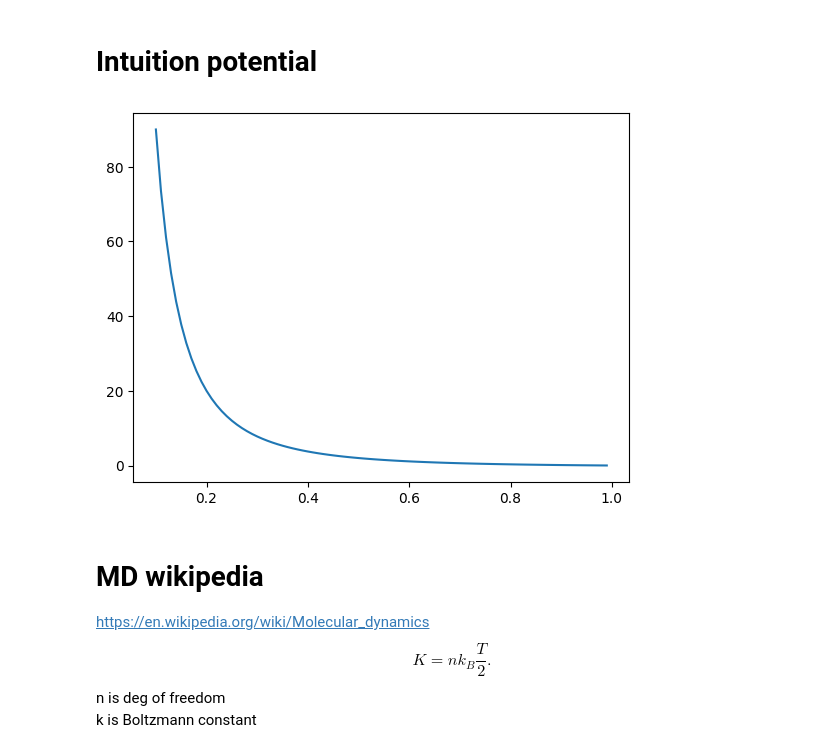
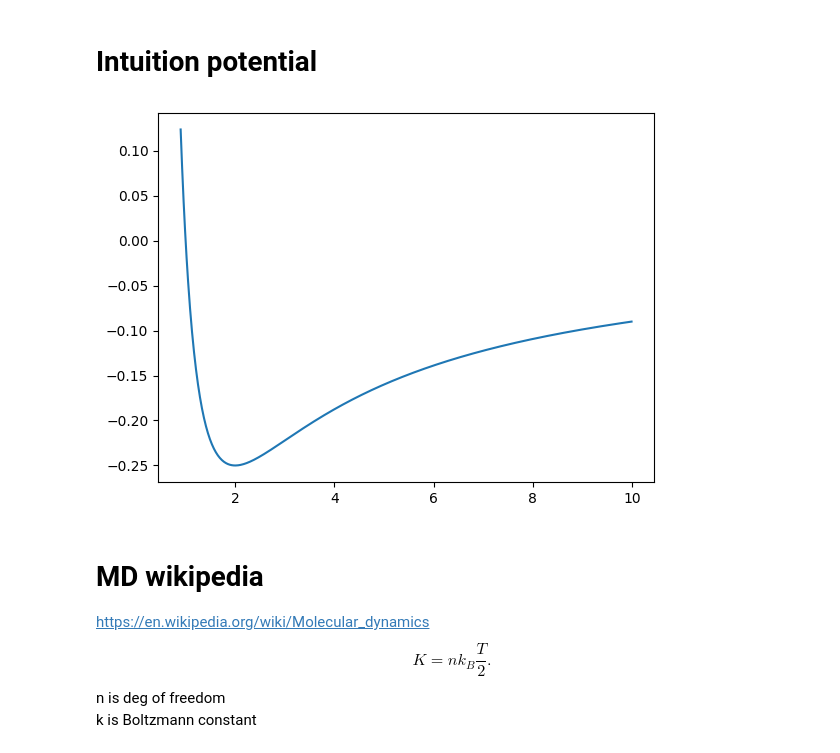
Before and after one commit to ISIPINK/MD_code_test, a Jupyter notebook: MD_program.ipynb, the cells around one changed output. Saved outputs shown, nothing was run; the diff lists cells and outputs as text; code cells hidden in the pictures.

```diff
--- a/MD_program.ipynb
+++ b/MD_program.ipynb
@@ -56,14 +56,14 @@ From g *Å^2/(ps^2 * mol) to kcal/mol <br>
 # %%
 import matplotlib.pyplot as plt
 import numpy as np
 
-xx = np.arange(0.1, 1,0.01)
+xx = np.arange(1-0.1, 10,0.01)
 yy = 1/(xx**2)-1/xx
 
 plt.plot(xx, yy)
 plt.show()
 # %% [output]
-[figure, old version]
+[figure, new version]
 # %% [markdown]
 # MD wikipedia
 https://en.wikipedia.org/wiki/Molecular_dynamics
```
Also changed, not shown: 1 other file.
